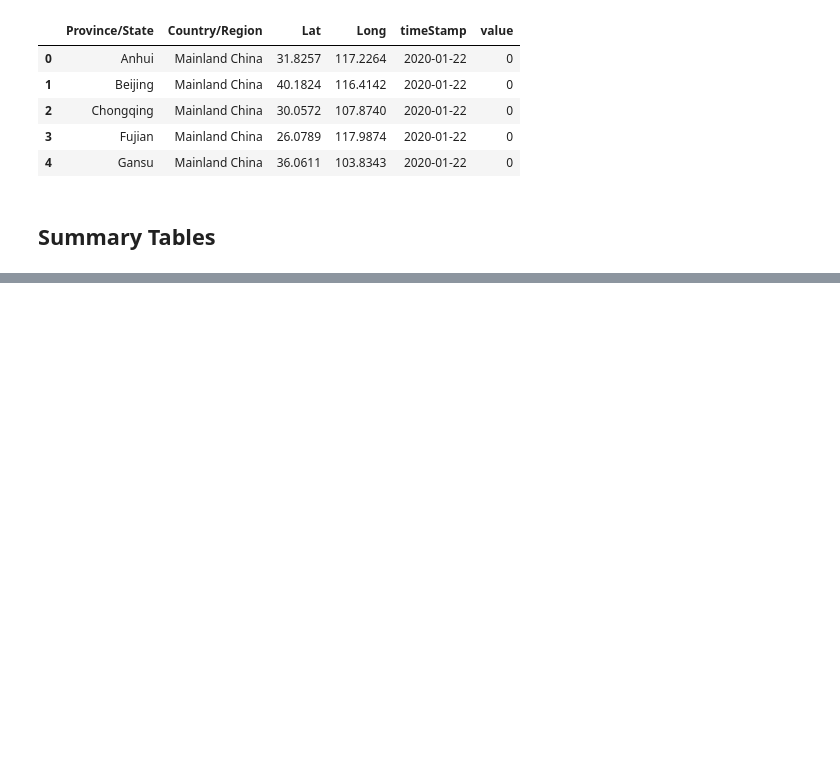
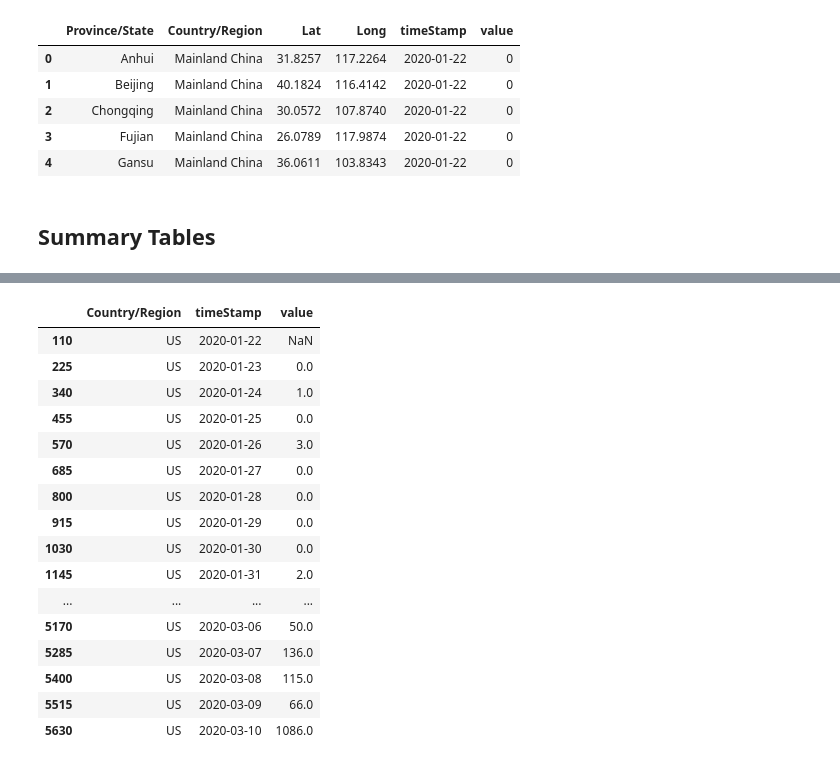
Before and after one commit to mchirico/COVID-19, a Jupyter notebook: COVID_19.ipynb, the cells around one changed output, grey strips where cells are left out. Saved outputs shown, nothing was run; the diff lists cells and outputs as text; code cells hidden in the pictures; blank space fills up the shorter version.

```diff
--- a/COVID_19.ipynb
+++ b/COVID_19.ipynb
@@ -208,3 +220,23 @@ nm.head(7)
+# %%
+nm[nm['Country/Region']=='US']
+# %% [output]
+|  | Country/Region | timeStamp | value |
+| 110 | US | 2020-01-22 | NaN |
+| 225 | US | 2020-01-23 | 0.0 |
+| 340 | US | 2020-01-24 | 1.0 |
+| 455 | US | 2020-01-25 | 0.0 |
+| 570 | US | 2020-01-26 | 3.0 |
+| 685 | US | 2020-01-27 | 0.0 |
+| 800 | US | 2020-01-28 | 0.0 |
+| 915 | US | 2020-01-29 | 0.0 |
+| 1030 | US | 2020-01-30 | 0.0 |
+| 1145 | US | 2020-01-31 | 2.0 |
+| ... | ... | ... | ... |
+| 5170 | US | 2020-03-06 | 50.0 |
+| 5285 | US | 2020-03-07 | 136.0 |
+| 5400 | US | 2020-03-08 | 115.0 |
+| 5515 | US | 2020-03-09 | 66.0 |
+| 5630 | US | 2020-03-10 | 1086.0 |
 # %%
 
 t=nm[nm['Country/Region']=='US']
```
Also changed, not shown: parts of 11 cells of this notebook.
